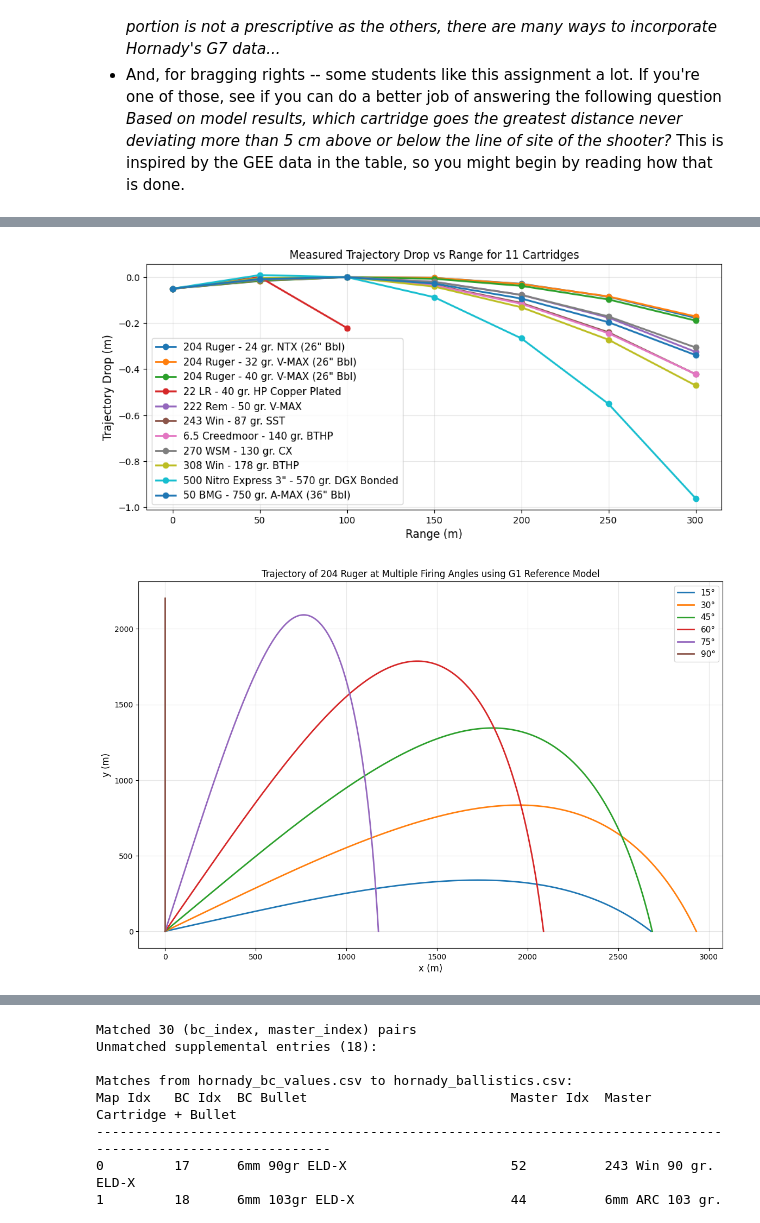
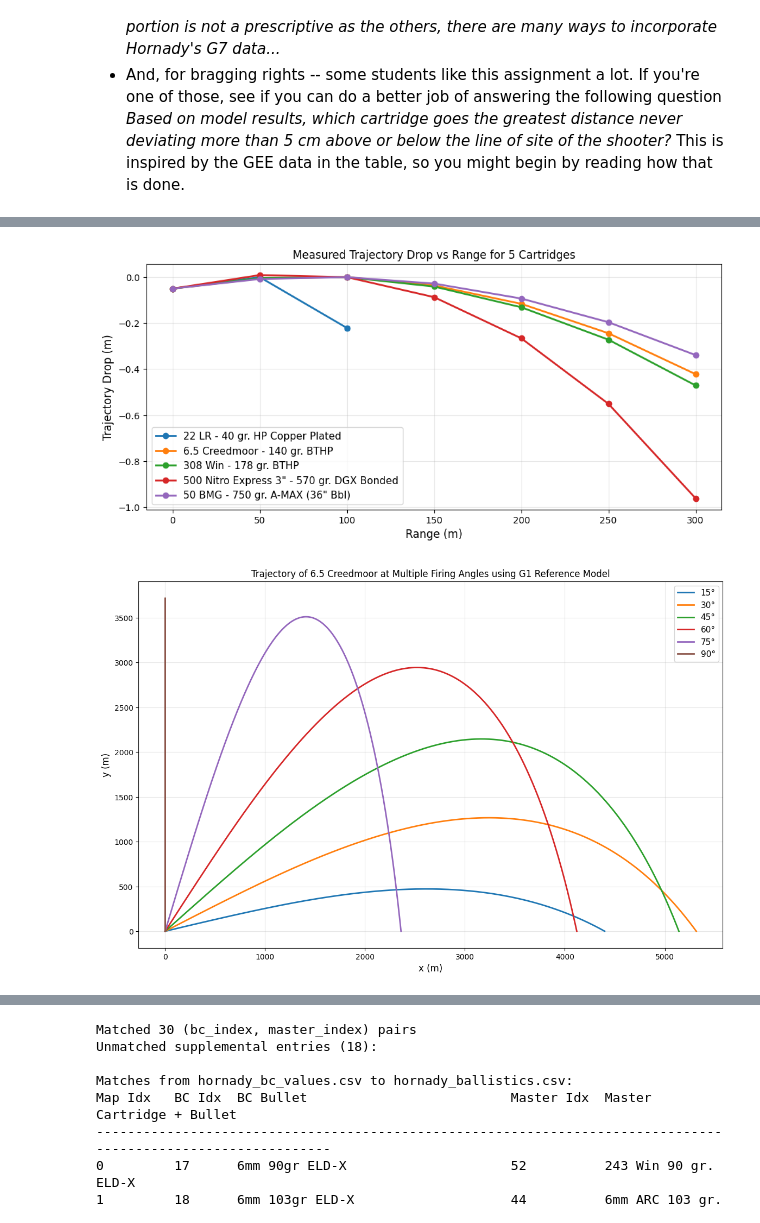
Before and after one commit to stelliosbonadurer/simulation, a Jupyter notebook: Bullet Drag_Student2026.ipynb, the cells around one changed output, grey strips where cells are left out. Drawn from its saved outputs; the diff is of its cells as text; code cells hidden in the pictures.

```diff
--- a/Bullet Drag_Student2026.ipynb
+++ b/Bullet Drag_Student2026.ipynb
@@ -539,10 +539,10 @@ for index in range(len(hornady_df)):
 print(f"Loaded {len(all_ballistics_G1)} bullets from Master CSV.")
 
 #selected bullet indices
-bullet_indices = [7,8,9,13,18,50,84,100,150,257,259]
+bullet_indices = [13,84,150,257,259]
 
 def printCartridges(indices=None):
-    """Print cartridge info. Defaults to bullet_indices if no indices given."""
+    #Prints bullets we have in our array
     if indices is None:
         indices = bullet_indices
     for i in indices:
@@ -551,7 +551,7 @@ def printCartridges(indices=None):
 
 printCartridges()
 
-# Single header CSV for Mach-dependent BC values
+#dataframe for additional data (triple b_c data)
 expanded_df = pd.read_csv('hornady_bc_values.csv')
 # %% [output]
 Loaded 260 bullets from Master CSV.
@@ -567,7 +561,7 @@ Loaded 260 bullets from Master CSV.
 257: Cartridge: 500 Nitro Express 3". Bullet: 570 gr. DGX Bonded. Ballistic Coefficient: 0.295
 259: Cartridge: 50 BMG. Bullet: 750 gr. A-MAX (36" Bbl). Ballistic Coefficient: 1.05
 # %%
-#Simulate Trajectories
+#Draw measured trajectories of our bullets
 
 plt.figure(figsize=(10, 5))
 for i in bullet_indices:
@@ -583,34 +577,36 @@ plt.show()
 
 trajectory = []
 # %% [output]
-[figure, old version]
+[figure, new version]
 # %%
+#Simulate a round with a real coefficient at various angles
 firing_angles = [15, 30, 45, 60, 75, 90]
 test_idx = bullet_indices[1]
-timespan = [0,50]
+timespan = [0,100]
 vel_test = all_velocity_data[test_idx][:,1][0]
+y_offset = all_drop_data[test_idx][:,1][0]
 
 plt.figure(figsize=(12, 8))
 
 for firing_angle in firing_angles:
     firing_angle_rad = np.deg2rad(firing_angle)
     vx_0 = vel_test * np.cos(firing_angle_rad)
     vy_0 = vel_test * np.sin(firing_angle_rad)
 
-    y0 = np.array([0, -0.05, vx_0, vy_0])
+    y0 = np.array([0, y_offset, vx_0, vy_0])
 
-    y, t = funcs.solve_ode(projectile, timespan, y0, funcs.EulerRichardson, all_ballistics_G1[test_idx], first_step=0.0005,y_ground=-.05)
+    y, t = funcs.solve_ode(projectile, timespan, y0, funcs.EulerRichardson, all_ballistics_G1[test_idx], first_step=0.0005,y_ground=y_offset)
     plt.plot(y[:, 0], y[:, 1], linewidth=2, label=f'{firing_angle}°')
 
 plt.xlabel('x (m)', fontsize=12)
 plt.ylabel('y (m)', fontsize=12)
 plt.title(f'Trajectory of {all_ballistics_G1[test_idx].cartridge} at Multiple Firing Angles using G1 Reference Model')
 plt.legend(fontsize=11)
 plt.grid(True, alpha=0.3)
 plt.tight_layout(pad=2.0)
 plt.show()
 # %% [output]
-[figure, old version]
+[figure, new version]
 # %%
 # Zeroing rifle
 from scipy.optimize import fmin
```
Also changed, not shown: parts of 9 cells of this notebook.
